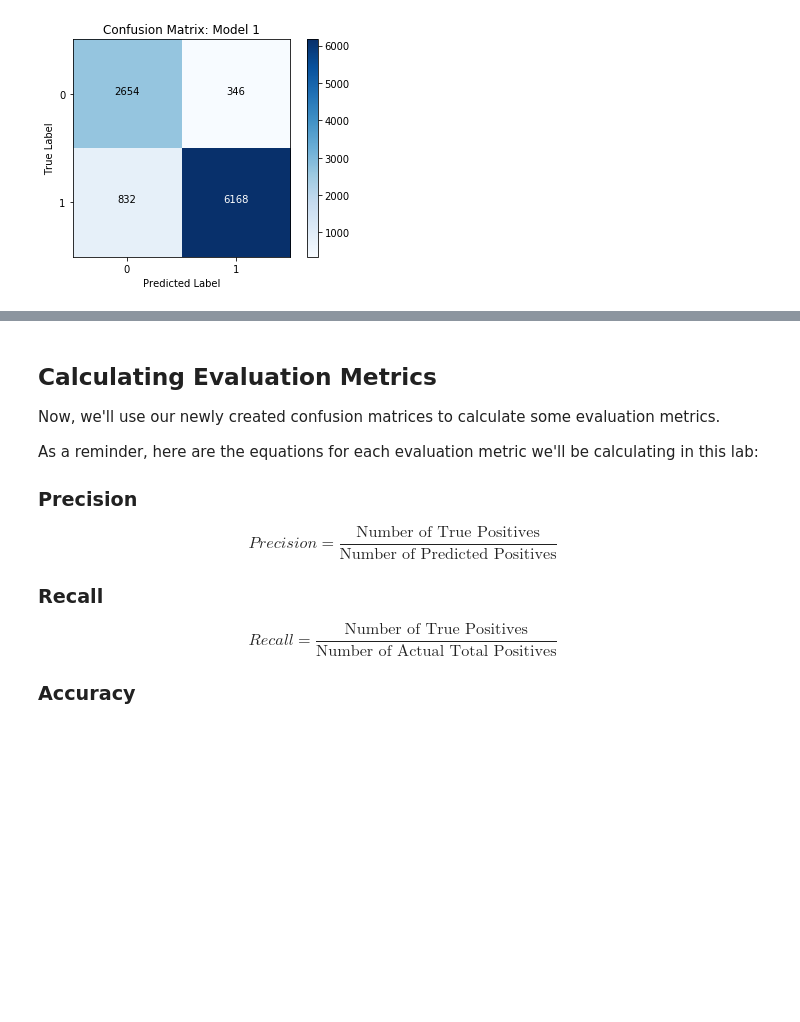
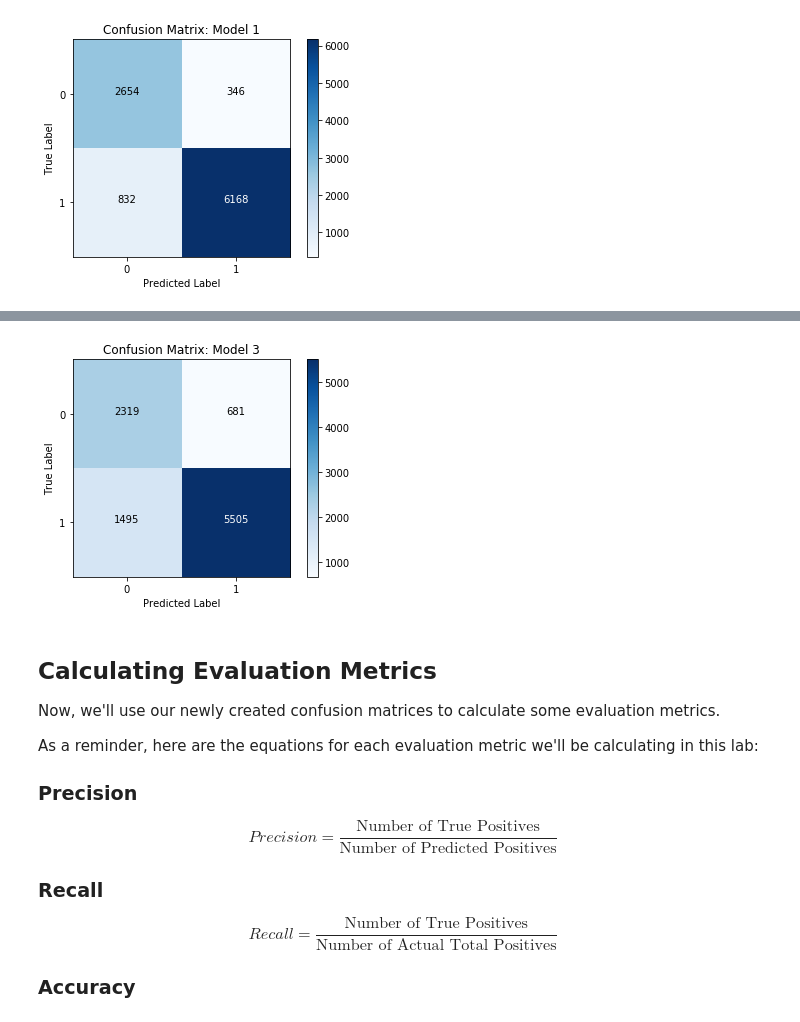
Before and after one commit to loisr/dsc-3-27-08-evaluation-metrics-lab-nyc-ds-career-012819, a Jupyter notebook: index.ipynb, the cells around one changed output, grey strips where cells are left out. Drawn from its saved outputs; the diff is of its cells as text; code cells hidden in the pictures; blank space fills up the shorter version.

```diff
--- a/index.ipynb
+++ b/index.ipynb
@@ -158,5 +160,7 @@ show_cf(labels, model2_preds, model_name='Model 1')
 # %%
-show_cf(labels, model1_preds, model_name='Model 1')
+show_cf(labels, model3_preds, model_name='Model 3')
+# %% [output]
+[figure, added]
 # %% [markdown]
 ## Calculating Evaluation Metrics
 
```
Also changed, not shown: parts of 1 cell of this notebook.
